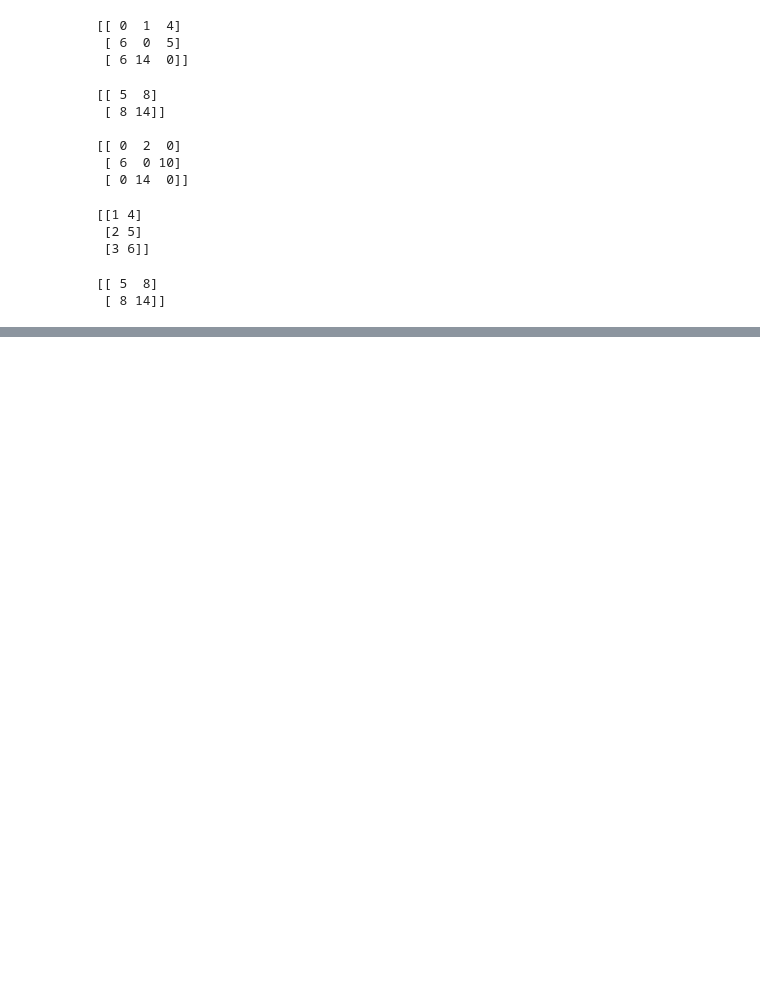
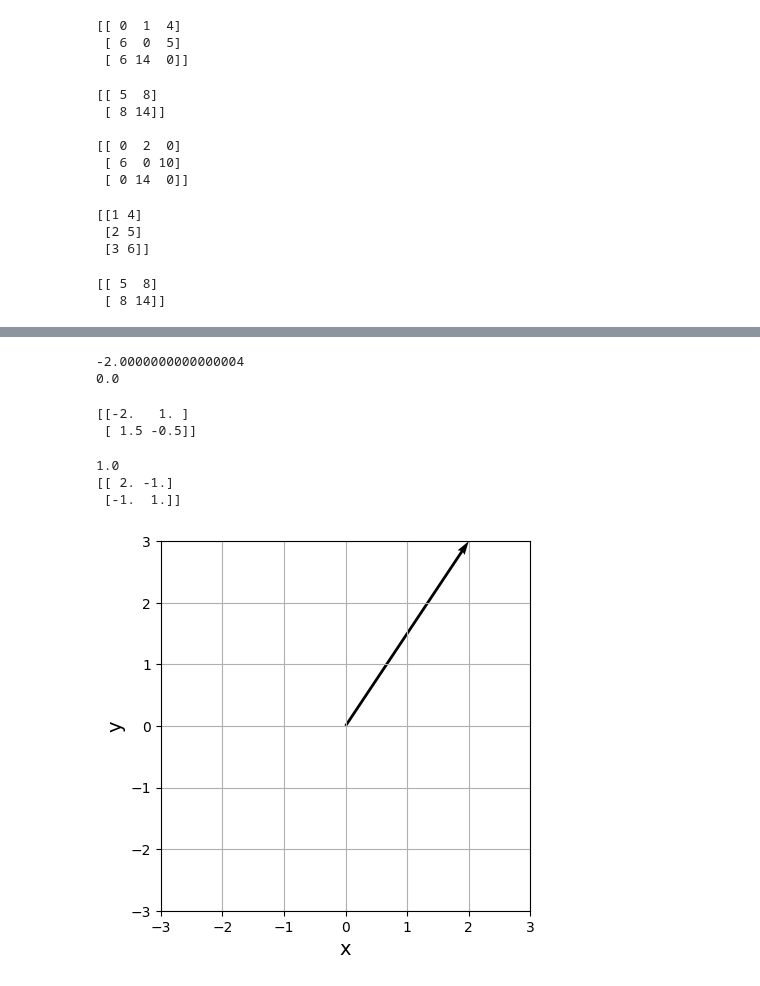
Before and after one commit to MinuSpurs/ML_study, a Jupyter notebook: Basic_AI_Math/4. Scala, vector, matrix, tensor.ipynb, the cells around one changed output, grey strips where cells are left out. Cells and saved outputs as stored; diff of their text form; code cells hidden in the pictures; blank space fills up the shorter version.

```diff
--- a/Basic_AI_Math/4. Scala, vector, matrix, tensor.ipynb
+++ b/Basic_AI_Math/4. Scala, vector, matrix, tensor.ipynb
@@ -167,0 +186,55 @@ print(np.dot(a, b.T))
+# %%
+a = np.array([[1, 2],
+              [3, 4]])
+print(np.linalg.det(a)) # 행렬식이 0이 되지 않는 경우
+
+b = np.array([[1, 2],
+              [0, 0]])
+print(np.linalg.det(b)) # 행렬식이 0이 되는 경우
+# %% [output]
+-2.0000000000000004
+0.0
+# %%
+a = np.array([[1, 2],
+              [3, 4]])
+print(np.linalg.inv(a)) # 역행렬
+# %% [output]
+[[-2.   1. ]
+ [ 1.5 -0.5]]
+# %%
+a = np.array([[1, 1],
+              [1, 2]])
+
+# 행렬식
+print(np.linalg.det(a))
+
+#역행렬
+print(np.linalg.inv(a))
+# %% [output]
+1.0
+[[ 2. -1.]
+ [-1.  1.]]
+# %%
+import matplotlib.pyplot as plt
+
+# 화살표를 그리는 함수
+def arrow(start, size, color):
+    plt.quiver(start[0], start[1], size[0], size[1], angles='xy', scale_units='xy', scale=1, color=color)
+
+# 화살표의 시작점
+s = np.array([0, 0])
+
+# 벡터
+a = np.array([2, 3])    # 세로 벡터를 나타냄
+
+arrow(s, a, color='black')
+
+plt.xlim([-3, 3])
+plt.ylim([-3, 3])
+plt.xlabel('x', size=14)
+plt.ylabel('y', size=14)
+plt.grid()
+plt.gca().set_aspect('equal')   # 가로세로비를 같게
+plt.show()
+# %% [output]
+[figure, added]
```
Also changed, not shown: parts of 8 cells of this notebook.
